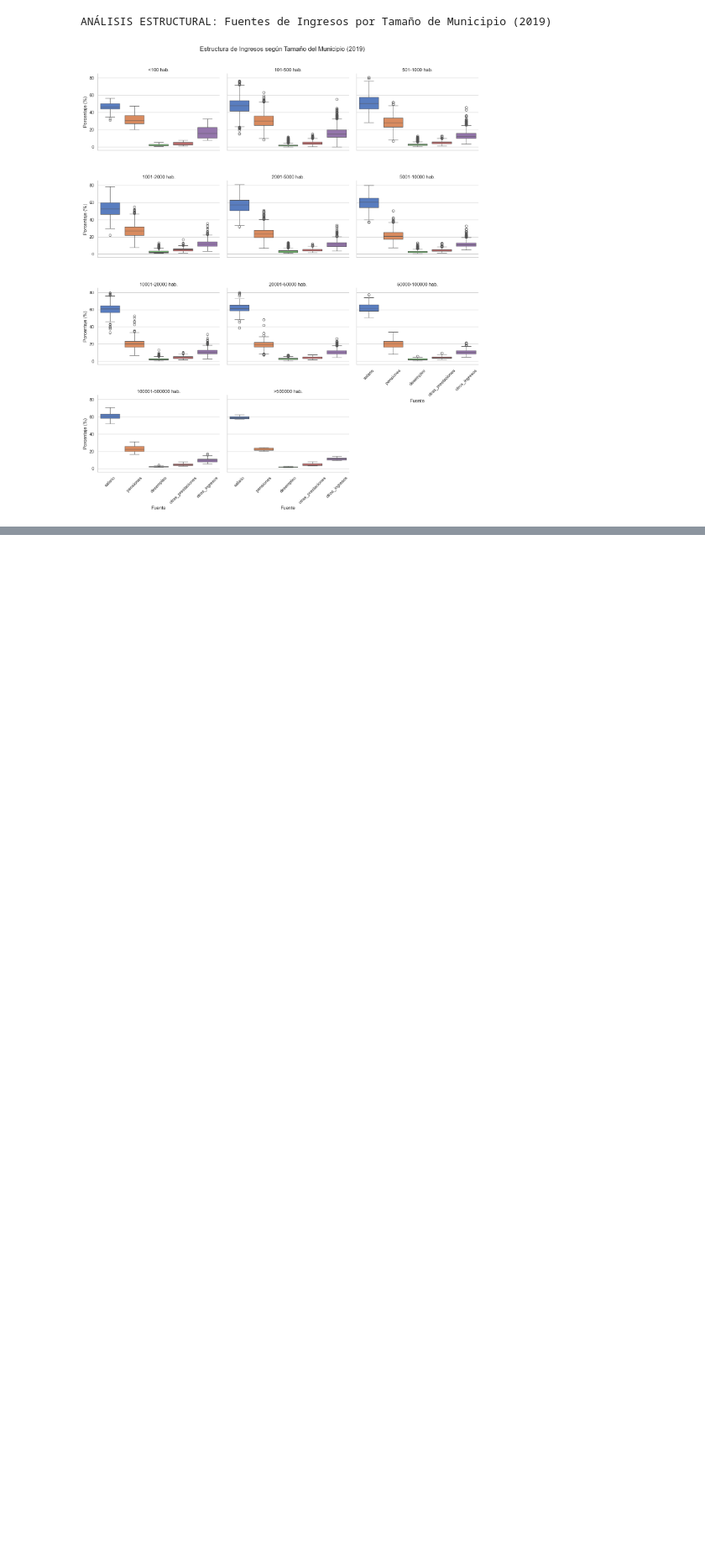
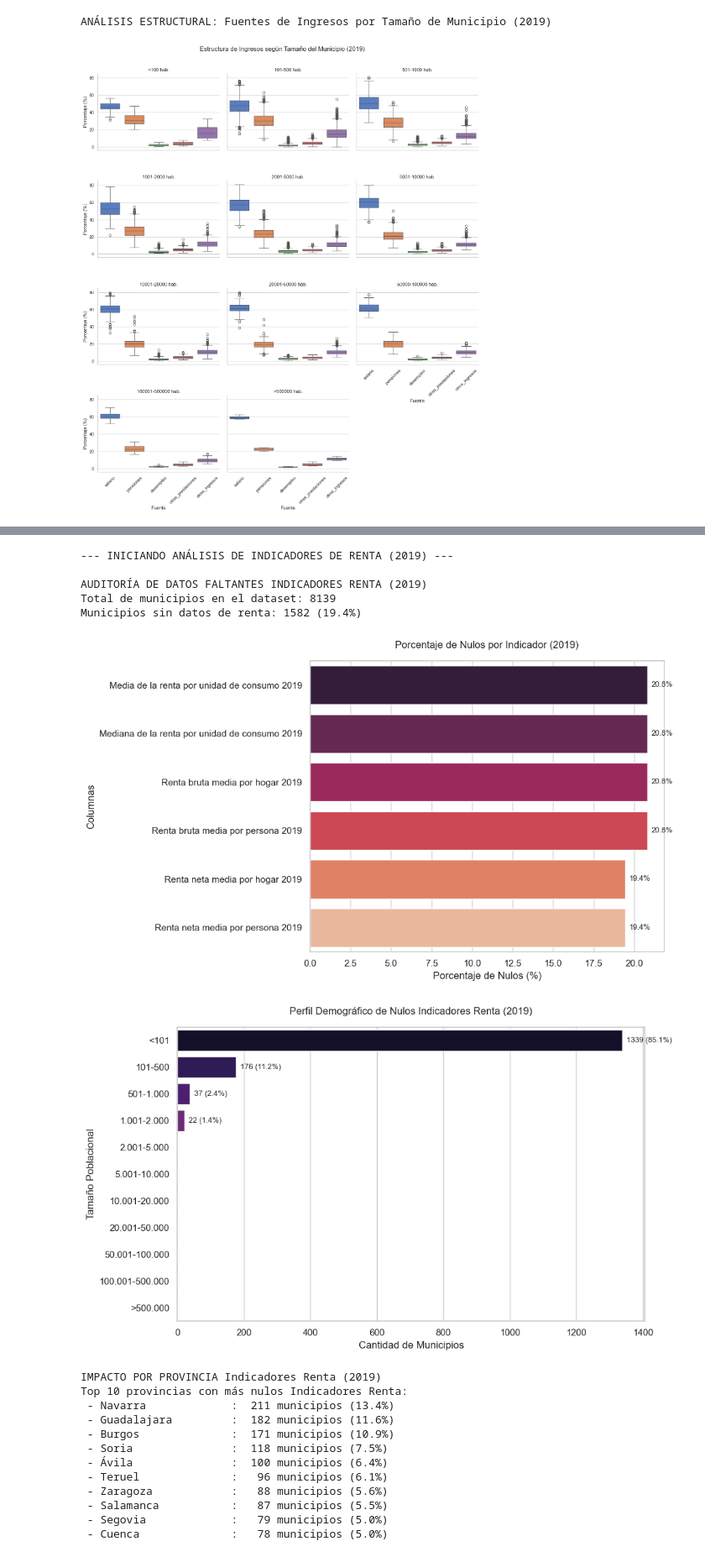
Before and after one commit to oriol1424/TFM_Electoral, a Jupyter notebook: main.ipynb, the cells around one changed output, grey strips where cells are left out. Shown at 84% size. Drawn from its saved outputs; the diff is of its cells as text; code cells hidden in the pictures; blank space fills up the shorter version.

Commit message:
Nulos y distribuciones de indicadores de renta

```diff
--- a/main.ipynb
+++ b/main.ipynb
@@ -388,0 +402,22 @@ ANÁLISIS ESTRUCTURAL: Fuentes de Ingresos por Tamaño de Municipio (2019)
+# %%
+df_indicadores_renta_2019 = eda_indicadores_renta( df_renta_completo = df_2019_renta_disponible, df_pob = df_poblacion_superficie_2019, anyo = "2019")
+# %% [output]
+--- INICIANDO ANÁLISIS DE INDICADORES DE RENTA (2019) ---
+
+AUDITORÍA DE DATOS FALTANTES INDICADORES RENTA (2019)
+Total de municipios en el dataset: 8139
+Municipios sin datos de renta: 1582 (19.4%)
+[figure, added]
+[figure, added]
+IMPACTO POR PROVINCIA Indicadores Renta (2019)
+Top 10 provincias con más nulos Indicadores Renta:
+ - Navarra             :  211 municipios (13.4%)
+ - Guadalajara         :  182 municipios (11.6%)
+ - Burgos              :  171 municipios (10.9%)
+ - Soria               :  118 municipios (7.5%)
+ - Ávila               :  100 municipios (6.4%)
+ - Teruel              :   96 municipios (6.1%)
+ - Zaragoza            :   88 municipios (5.6%)
+ - Salamanca           :   87 municipios (5.5%)
+ - Segovia             :   79 municipios (5.0%)
+ - Cuenca              :   78 municipios (5.0%)
```
Also changed, not shown: parts of 6 cells of this notebook, 1 other file.
